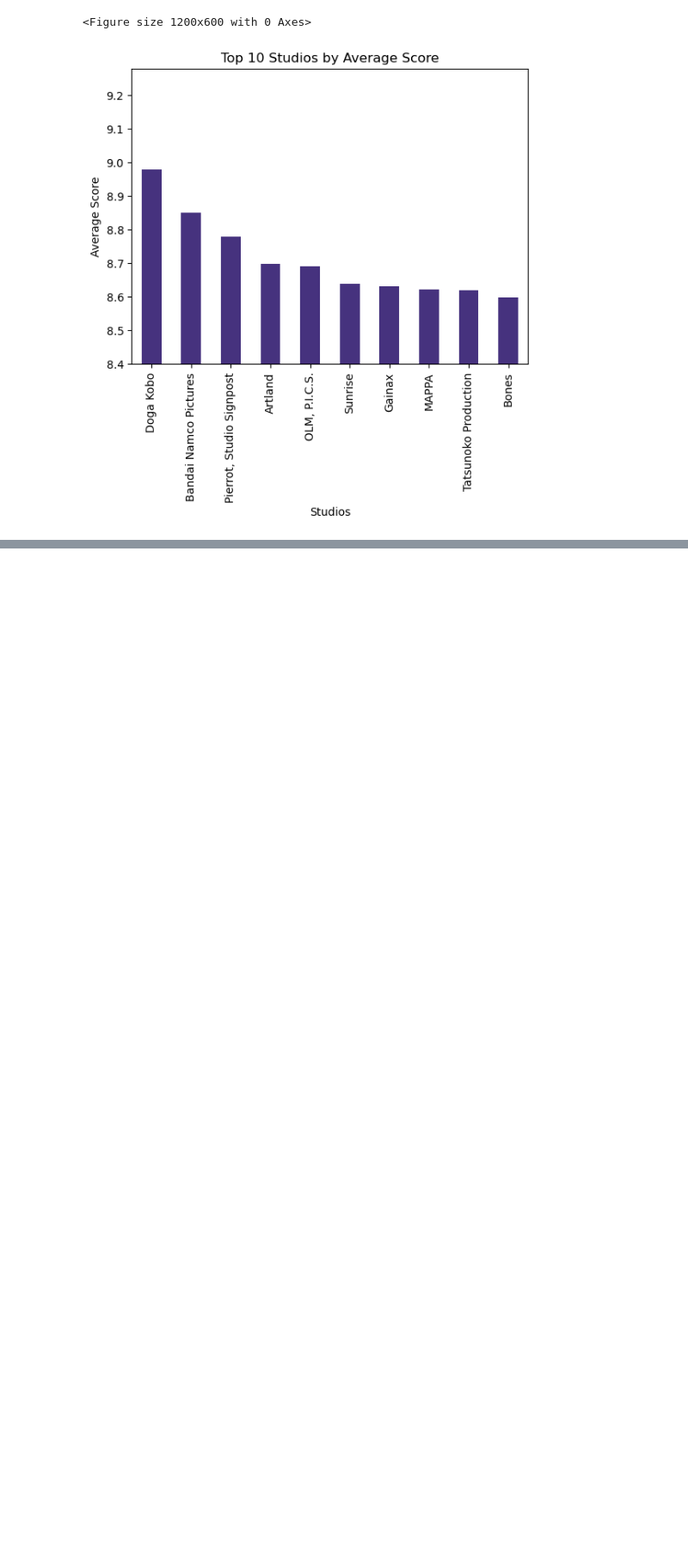
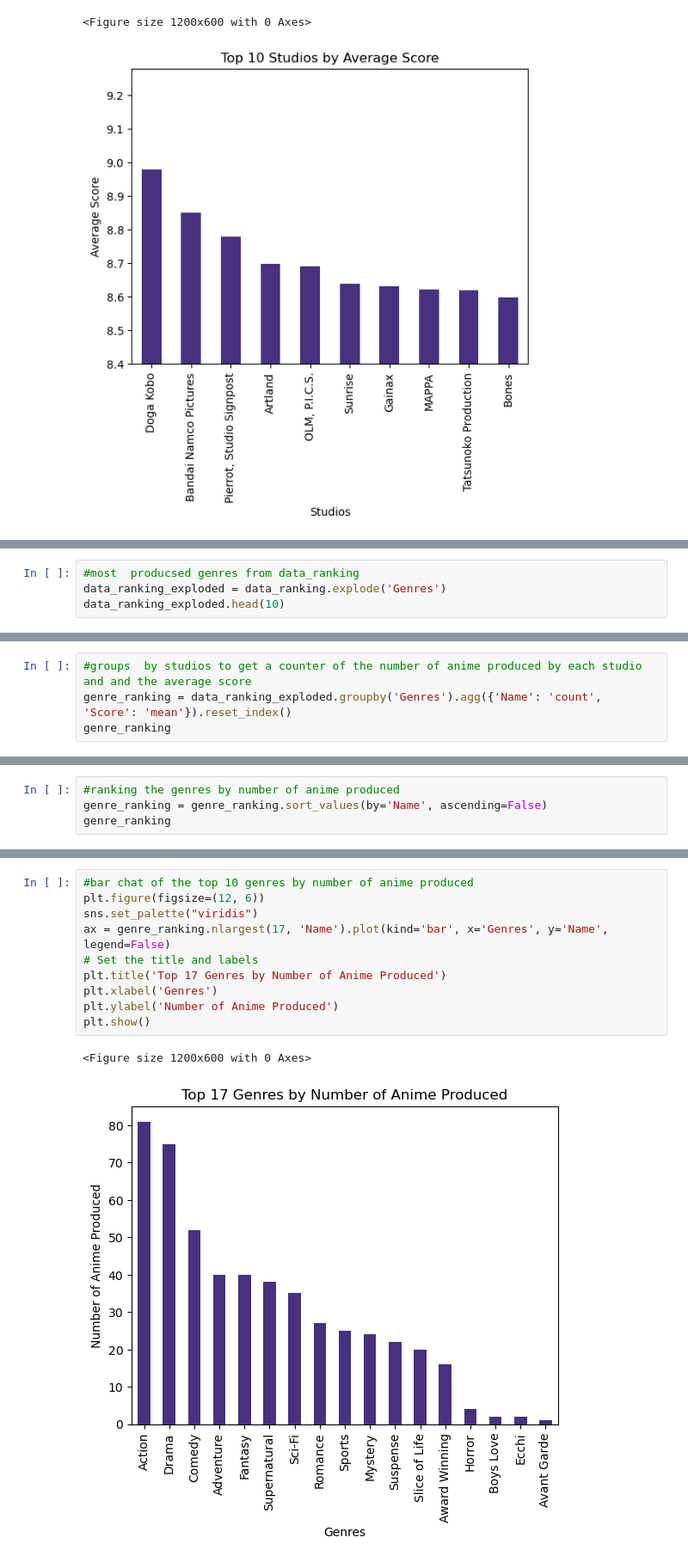
Before and after one commit to santiago20342/python-coruse, a Jupyter notebook: Projects/analysis/kira_anime.ipynb, the cells around one changed output, grey strips where cells are left out. Shown at 86% size. Cells and saved outputs as stored; diff of their text form; blank space fills up the shorter version.

Commit message:
Final Commit of The Anime Project

```diff
--- a/Projects/analysis/kira_anime.ipynb
+++ b/Projects/analysis/kira_anime.ipynb
@@ -506,0 +507,4 @@ data[['Name', 'Score', 'Rank']].head(10)
+# %%
+#most  producsed genres from data_ranking
+data_ranking_exploded = data_ranking.explode('Genres')
+data_ranking_exploded.head(10)
@@ -506,0 +523,4 @@ data[['Name', 'Score', 'Rank']].head(10)
+# %%
+#groups  by studios to get a counter of the number of anime produced by each studio and and the average score
+genre_ranking = data_ranking_exploded.groupby('Genres').agg({'Name': 'count', 'Score': 'mean'}).reset_index()
+genre_ranking
@@ -506,0 +545,4 @@ data[['Name', 'Score', 'Rank']].head(10)
+# %%
+#ranking the genres by number of anime produced
+genre_ranking = genre_ranking.sort_values(by='Name', ascending=False)
+genre_ranking
@@ -506,0 +567,13 @@ data[['Name', 'Score', 'Rank']].head(10)
+# %%
+#bar chat of the top 10 genres by number of anime produced
+plt.figure(figsize=(12, 6))
+sns.set_palette("viridis")
+ax = genre_ranking.nlargest(17, 'Name').plot(kind='bar', x='Genres', y='Name', legend=False)
+# Set the title and labels
+plt.title('Top 17 Genres by Number of Anime Produced')
+plt.xlabel('Genres')
+plt.ylabel('Number of Anime Produced')
+plt.show()
+# %% [output]
+<Figure size 1200x600 with 0 Axes>
+[figure, added]
```
Also changed, not shown: parts of 8 cells of this notebook, 1 other file.
